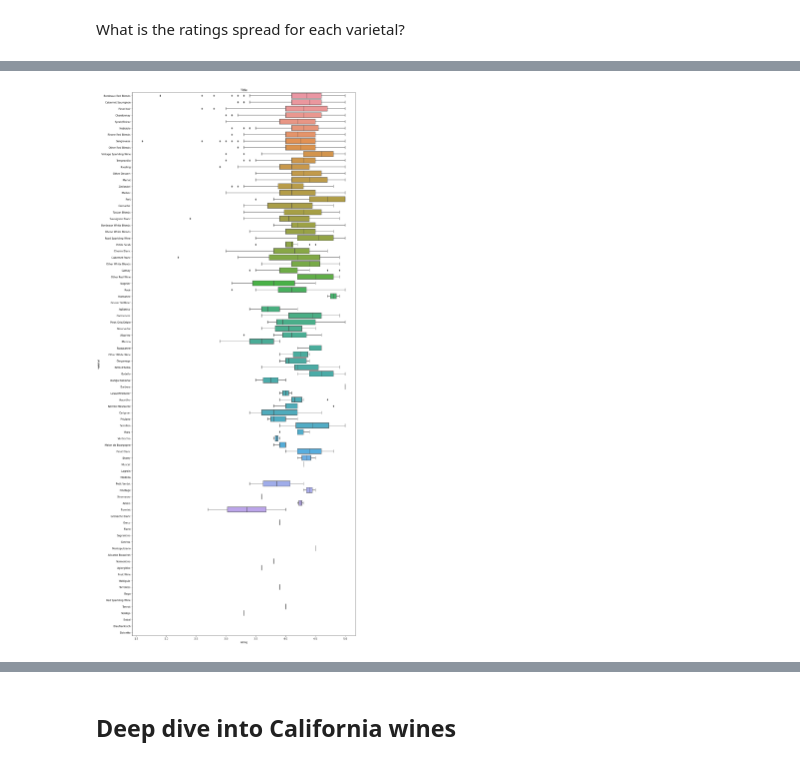
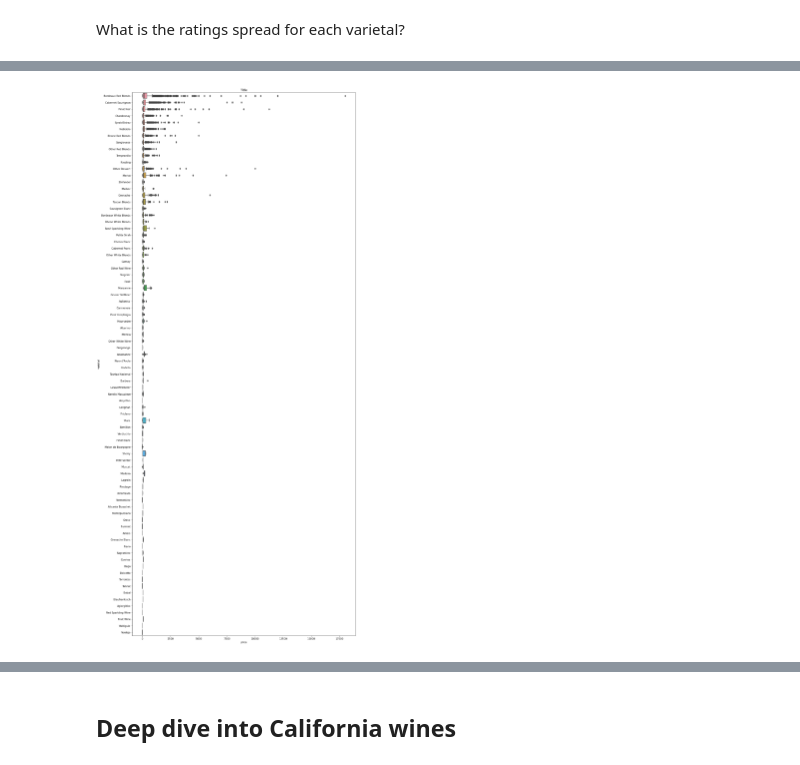
Before and after one commit to cbroomhead/webscraping_wine_project, a Jupyter notebook: wine_scraped_explore.ipynb, the cells around one changed output, grey strips where cells are left out. Saved outputs shown, nothing was run; the diff lists cells and outputs as text; code cells hidden in the pictures.

```diff
--- a/wine_scraped_explore.ipynb
+++ b/wine_scraped_explore.ipynb
@@ -240,8 +258,8 @@ What is the ratings spread for each varietal?
 # %%
 # Box Plot
 plt.figure(figsize = [16, 40])
 plt.title('Title');
 sb.set_palette('husl', 9)
-sb.boxplot(data=ratings, y='varietal', x='rating', order = master['varietal'].value_counts().index);
+sb.boxplot(data=varietals, y='varietal', x='price', order = varietals['varietal'].value_counts().index);
 # %% [output]
-[figure, old version]
+[figure, new version]
```
Also changed, not shown: parts of 22 cells of this notebook, 27 other files.
